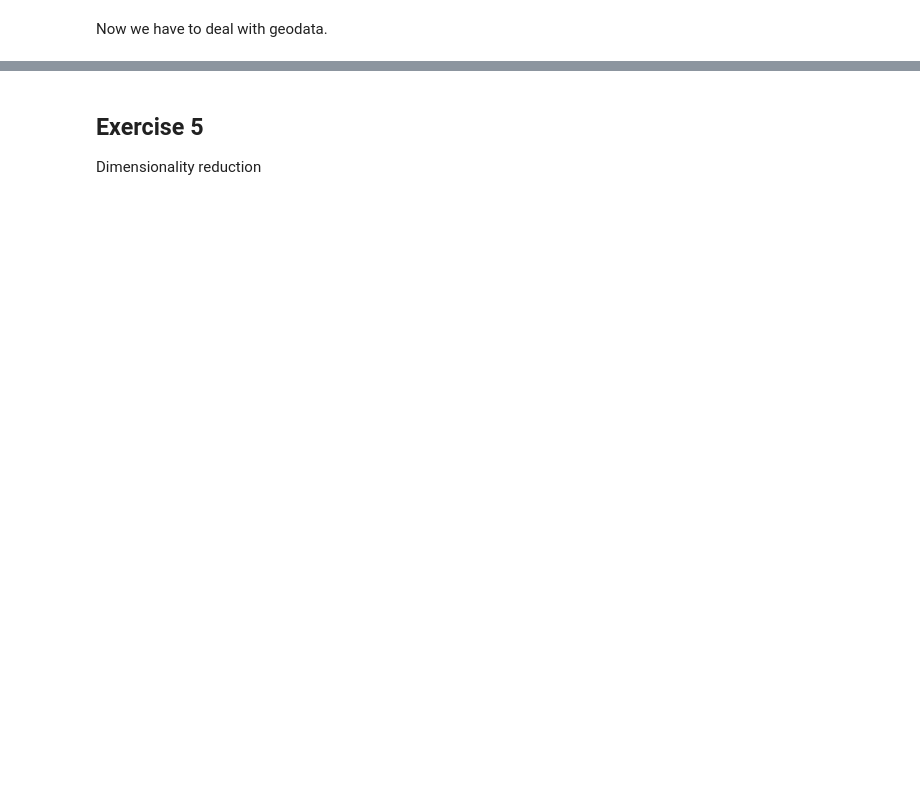
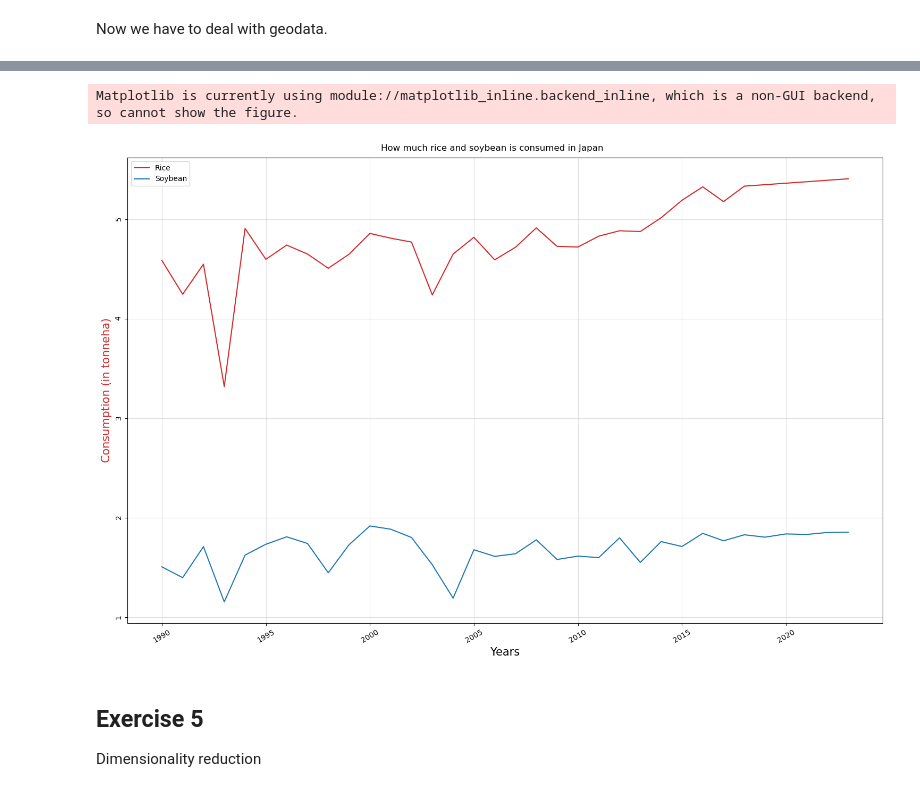
Before and after one commit to cassolseba/data-visualization-lab, a Jupyter notebook: past_exams/2022.02.14_dvl/2022.02.14_try/2022.02.14_try.ipynb, the cells around one changed output, grey strips where cells are left out. Cells and saved outputs as stored; diff of their text form; code cells hidden in the pictures; blank space fills up the shorter version.

```diff
--- a/past_exams/2022.02.14_dvl/2022.02.14_try/2022.02.14_try.ipynb
+++ b/past_exams/2022.02.14_dvl/2022.02.14_try/2022.02.14_try.ipynb
@@ -34,0 +63,6 @@ rice_japan
+# %%
+soybean_japan = crop_japan[crop_japan['SUBJECT'] == 'SOYBEAN']
+
+soybean_japan.reset_index(inplace=True, drop=True) # create index
+
+soybean_japan
@@ -51,0 +138,13 @@ rice_japan_tonneha
+# %%
+soybean_japan_tonneha = soybean_japan[soybean_japan['MEASURE'] == 'TONNE_HA']
+
+soybean_japan_tonneha['TIME'] = pd.to_numeric(soybean_japan_tonneha['TIME'])
+
+soybean_japan_tonneha['Value'] = pd.to_numeric(soybean_japan_tonneha['Value'])
+
+# drop years: 2024, 2025, 2026
+soybean_japan_tonneha = soybean_japan_tonneha[soybean_japan['TIME'] != 2024]
+soybean_japan_tonneha = soybean_japan_tonneha[soybean_japan['TIME'] != 2025]
+soybean_japan_tonneha = soybean_japan_tonneha[soybean_japan['TIME'] != 2026]
+
+soybean_japan_tonneha
@@ -108,3 +283,25 @@ fig.show()
+# %%
+# let's try a different plot using both rice and soybean for japan
+
+fig = plt.figure(figsize=(15, 10))
+
+plt.suptitle('How much rice and soybean is consumed in Japan')
+
+plt.plot(rice_japan_tonneha['TIME'], rice_japan_tonneha['Value'], color='tab:red')
+plt.plot(soybean_japan_tonneha['TIME'], soybean_japan_tonneha['Value'], color='tab:blue')
+plt.xlabel("Years", fontsize=15)
+plt.tick_params(axis="x", rotation=30, labelsize=10)
+plt.ylabel("Consumption (in tonneha)", color="tab:red", fontsize=15)
+plt.tick_params(axis="y", rotation=90, labelsize=10)
+plt.grid(alpha=.4)
+plt.legend(['Rice', 'Soybean'], loc='upper left')
+
+
+fig.tight_layout()
+fig.show()
+# %% [output]
+Matplotlib is currently using module://matplotlib_inline.backend_inline, which is a non-GUI backend, so cannot show the figure.
+[figure, added]
 # %%
 # choropleth map
 fig2 = px.choropleth_mapbox(world_consumption_2022,
```
Also changed, not shown: parts of 19 cells of this notebook.
